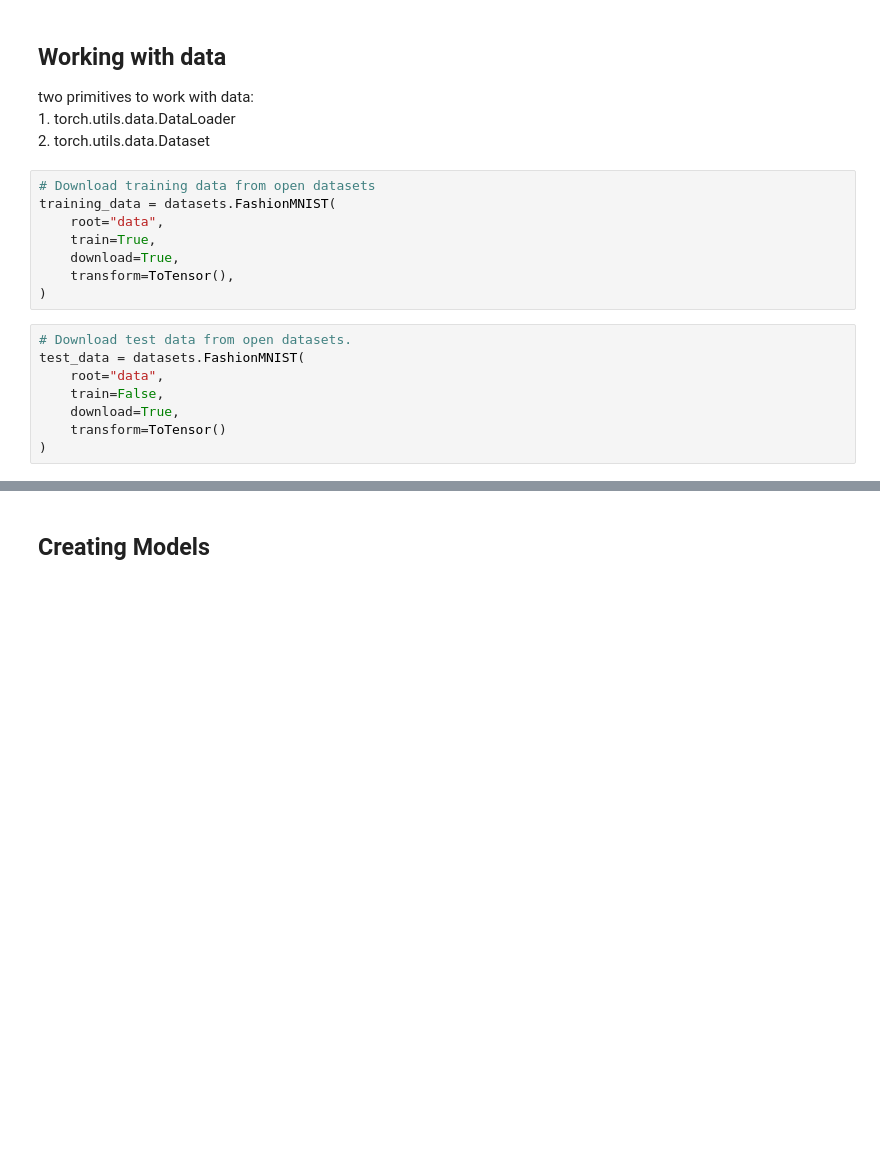
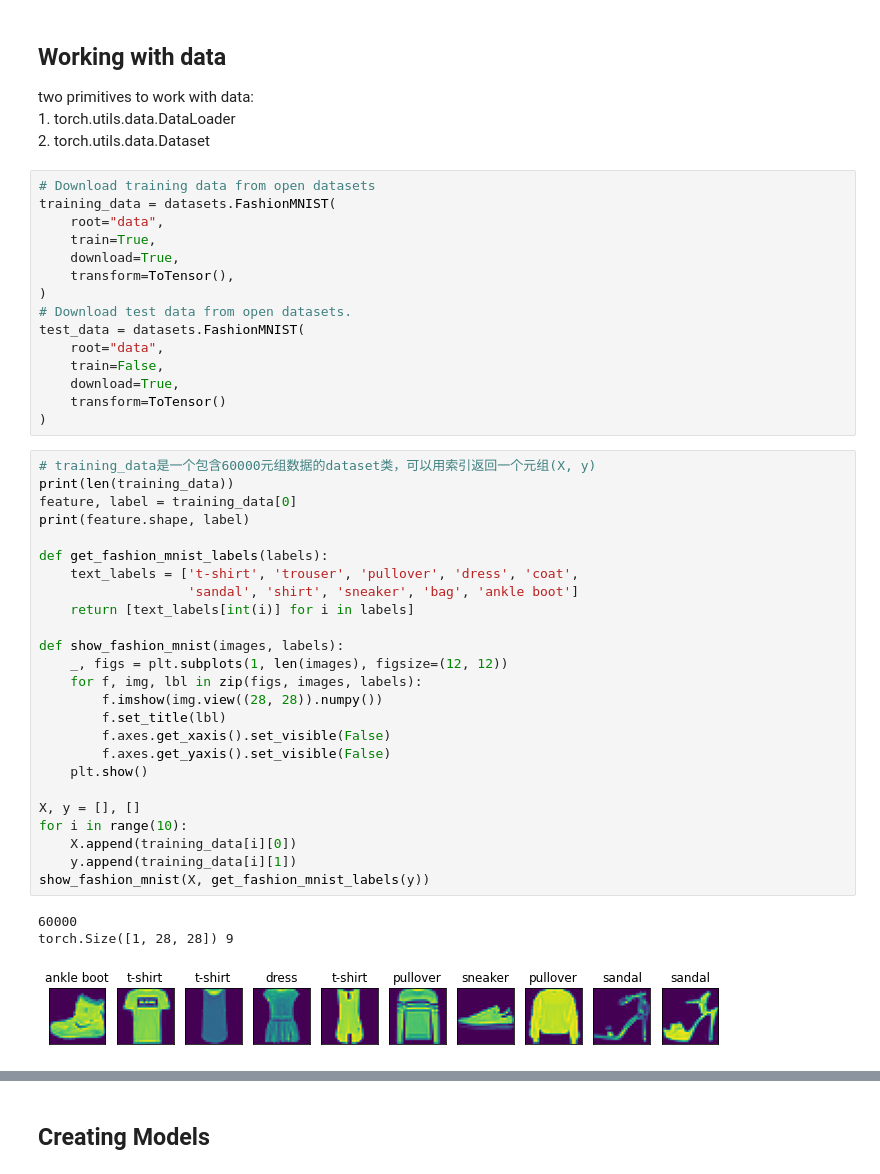
Before and after one commit to Rossettaylm/pytorch_study, a Jupyter notebook: fasionMNIST/fasionMNIST.ipynb, the cells around one changed output, grey strips where cells are left out. Saved outputs shown, nothing was run; the diff lists cells and outputs as text; blank space fills up the shorter version.

```diff
--- a/fasionMNIST/fasionMNIST.ipynb
+++ b/fasionMNIST/fasionMNIST.ipynb
@@ -18,13 +18,41 @@ training_data = datasets.FashionMNIST(
     download=True,
     transform=ToTensor(),
 )
+# Download test data from open datasets.
+test_data = datasets.FashionMNIST(
+    root="data",
+    train=False,
+    download=True,
+    transform=ToTensor()
+)
-# %%
-# Download test data from open datasets.
-test_data = datasets.FashionMNIST(
-    root="data",
-    train=False,
-    download=True,
-    transform=ToTensor()
-)
+# %%
+# training_data是一个包含60000元组数据的dataset类，可以用索引返回一个元组(X, y)
+print(len(training_data))
+feature, label = training_data[0]
+print(feature.shape, label)
+
+def get_fashion_mnist_labels(labels):
+    text_labels = ['t-shirt', 'trouser', 'pullover', 'dress', 'coat',
+                   'sandal', 'shirt', 'sneaker', 'bag', 'ankle boot']
+    return [text_labels[int(i)] for i in labels]
+
+def show_fashion_mnist(images, labels):
+    _, figs = plt.subplots(1, len(images), figsize=(12, 12))
+    for f, img, lbl in zip(figs, images, labels):
+        f.imshow(img.view((28, 28)).numpy())
+        f.set_title(lbl)
+        f.axes.get_xaxis().set_visible(False)
+        f.axes.get_yaxis().set_visible(False)
+    plt.show()
+
+X, y = [], []
+for i in range(10):
+    X.append(training_data[i][0])
+    y.append(training_data[i][1])
+show_fashion_mnist(X, get_fashion_mnist_labels(y))
+# %% [output]
+60000
+torch.Size([1, 28, 28]) 9
+[figure, added]
 # %%
 batch_size = 64
```
Also changed, not shown: parts of 8 cells of this notebook, 2 other files.
